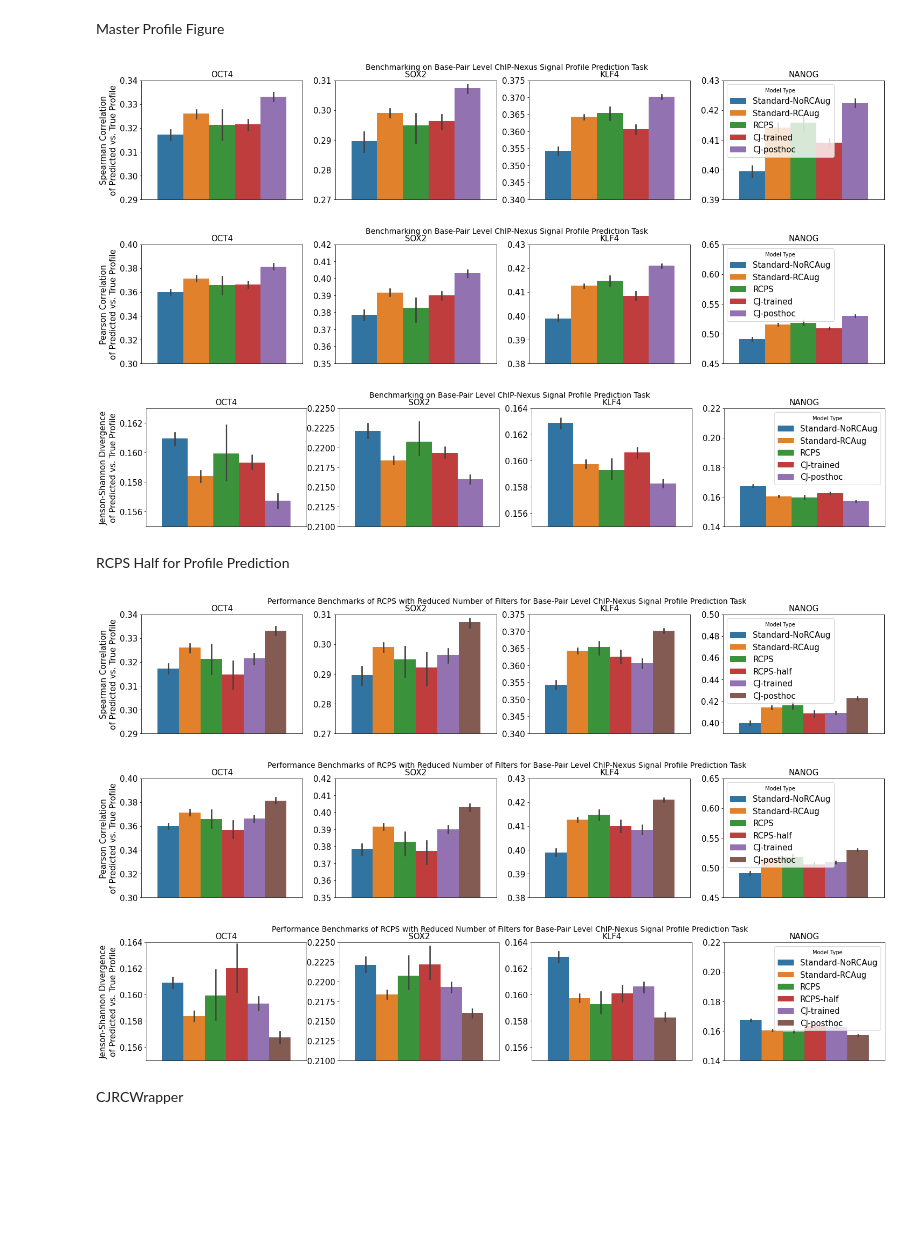
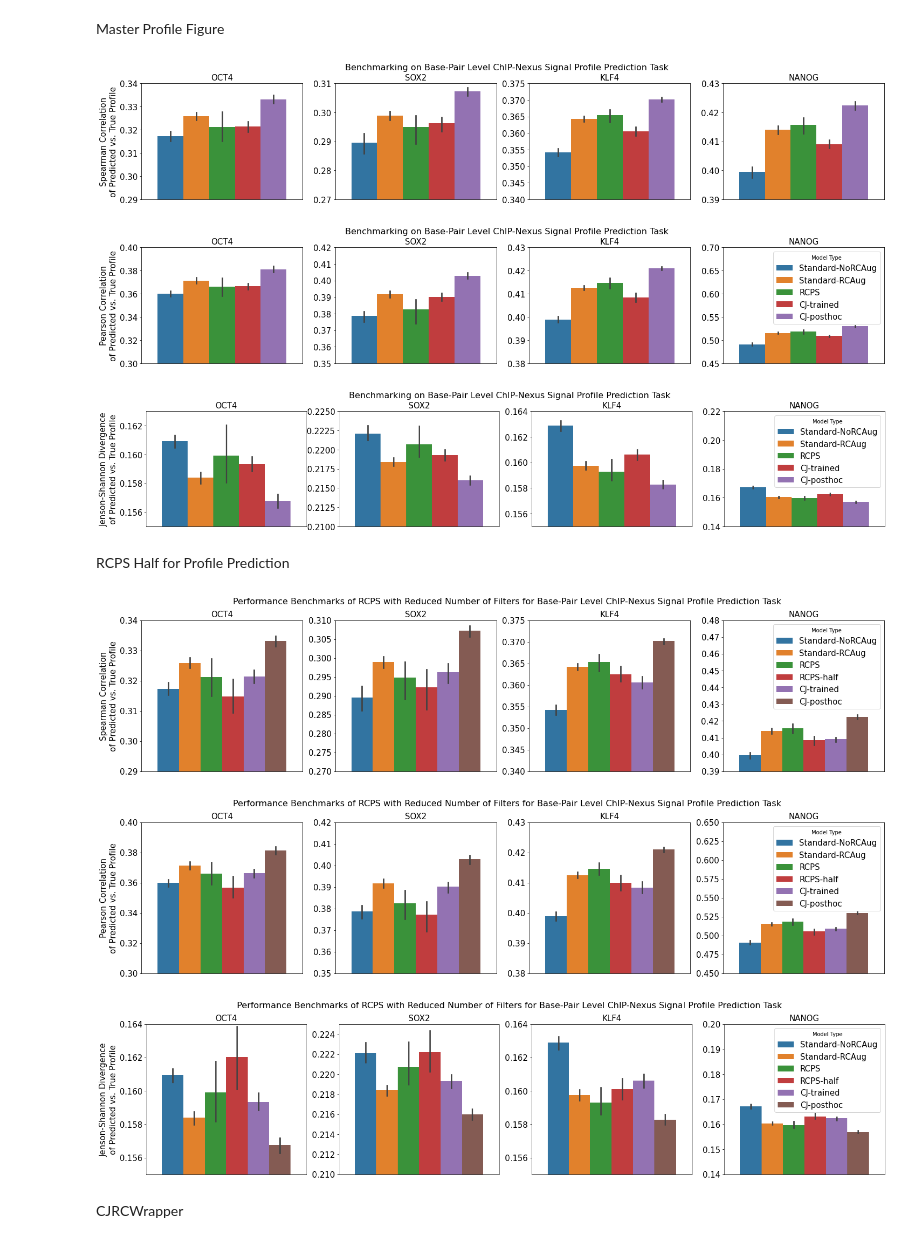
Before and after one commit to hannahgz/BenchmarkRCStrategies, a Jupyter notebook: FigGenNew.ipynb, the cells around one changed output. Drawn from its saved outputs; the diff is of its cells as text; code cells hidden in the pictures; blank space fills up the shorter version.

```diff
--- a/FigGenNew.ipynb
+++ b/FigGenNew.ipynb
@@ -232,9 +232,9 @@ def plot_master_figure(datasetname, pddataframe, y, ylim):
 MODEL_TYPES = ["Standard-NoRCAug", "Standard-RCAug", "RCPS",
               "CJ-trained", "CJ-posthoc", "RCPS-Half"]
 
-fig, ax = plt.subplots(1,3,figsize=(9,5))
+fig, ax = plt.subplots(1,3,figsize=(11,5))
 fig.suptitle("Benchmarking on Binary TF ChIP-Seq Peak vs. Background Prediction Task", fontsize=14)
-fig.tight_layout(w_pad=1, rect=[0, 0, 1, 0.93])
+fig.tight_layout(w_pad=2, rect=[0, 0, 1, 0.91])
 plt.axes(ax[0])
 
 plot_master_figure(datasetname="MAX",
@@ -250,7 +250,7 @@ plt.axes(ax[2])
 plot_master_figure(datasetname="SPI1",
                    pddataframe=SPI1_half,
                    y="Held-out AuPRC",
-                   ylim=(0.96, 0.99))
+                   ylim=(0.95, 0.985))
 
 [x.get_legend().remove() for x in ax[:-1]]
 ax[0].set_ylabel("AuPRC of Binary Models")
@@ -549,11 +551,13 @@ def plot_profile_figures(datasetname, pddataframe, y, ylim):
   plt.xticks(x, " ")
 
 MODEL_TYPES = ['Standard-NoRCAug', 'Standard-RCAug', 'RCPS', 'CJ-trained', 'CJ-posthoc']
-def generate_profile_model_plots(y, friendly_y, ylims, suptitle):
-  fig, ax = plt.subplots(1,4,figsize=(20,4))
+
+def generate_profile_model_plots(y, friendly_y, ylims, suptitle,
+                                 droplegend=False, numrows=4, numcols=20):
+  fig, ax = plt.subplots(1,4,figsize=(numcols,numrows))
   # fig, ax = plt.subplots(1,2,figsize=(20,4))
-  fig.suptitle(suptitle, fontsize=14)
-  fig.tight_layout(w_pad=2, rect=[0, 0, 1, 0.93])
+  fig.suptitle(suptitle, fontsize=16)
+  fig.tight_layout(w_pad=2, rect=[0, 0, 1, 0.91])
   plt.axes(ax[0])
   plot_profile_figures(datasetname = "OCT4", pddataframe = OCT4_test_dataset , y=y, ylim=ylims[0])
   plt.axes(ax[1])
@@ -563,11 +567,11 @@ def generate_profile_model_plots(y, friendly_y, ylims, suptitle):
   plt.axes(ax[3])
   plot_profile_figures(datasetname = "NANOG",pddataframe = NANOG_test_dataset , y=y, ylim=ylims[3])
 
-  [x.get_legend().remove() for x in ax[:-1]]
-  # if (y=="spear"):
-  #   [x.get_legend().remove() for x in ax[:]]
-  # else:
-  #   [x.get_legend().remove() for x in ax[:-1]]
+  #[x.get_legend().remove() for x in ax[:]]
+  if (droplegend):
+     [x.get_legend().remove() for x in ax[:]]
+  else:
+     [x.get_legend().remove() for x in ax[:-1]]
   ax[0].set_ylabel(friendly_y)
   [x.set_ylabel("") for x in ax[1:]]
 # %% [markdown]
@@ -579,7 +583,8 @@ generate_profile_model_plots(y="spear",
                                     (0.27,.31),
                                     (0.34,.375),
                                     (0.39,.43)],
-                             suptitle = "Benchmarking on Base-Pair Level ChIP-Nexus Signal Profile Prediction Task")
+                             suptitle = "Benchmarking on Base-Pair Level ChIP-Nexus Signal Profile Prediction Task",
+                             droplegend=True)
 
 plt.savefig("MasterProfileModelsSpearman_ISMB.png", bbox_inches='tight')
 
@@ -588,7 +593,7 @@ generate_profile_model_plots(y="pears",
                              ylims=[(0.3,0.4),
                                     (0.35,0.42),
                                     (0.38,0.43),
-                                    (0.45,0.65)],
+                                    (0.45,0.70)],
                              suptitle = "Benchmarking on Base-Pair Level ChIP-Nexus Signal Profile Prediction Task")
 
 plt.savefig("MasterProfileModelsPearson_ISMB.png", bbox_inches='tight')
@@ -603,47 +608,50 @@ generate_profile_model_plots(y="jsd",
 
 plt.savefig("MasterProfileModelsJSD_ISMB.png", bbox_inches='tight')
 # %% [output]
-[figure, old version]
+[figure, new version]
-[figure, old version]
+[figure, new version]
-[figure, old version]
+[figure, new version]
 # %% [markdown]
 RCPS Half for Profile Prediction
 # %%
 MODEL_TYPES = ['Standard-NoRCAug', 'Standard-RCAug', 'RCPS', 'RCPS-half', 'CJ-trained', 'CJ-posthoc']
 
 generate_profile_model_plots(y="spear",
                              friendly_y="Spearman Correlation\nof Predicted vs. True Profile",
                              ylims=[(0.29,.34),
                                     (0.27,.31),
                                     (0.34,.375),
-                                    (0.39,.5)],
-                             suptitle = "Performance Benchmarks of RCPS with Reduced Number of Filters for Base-Pair Level ChIP-Nexus Signal Profile Prediction Task")
+                                    (0.39,.48)],
+                             suptitle = "Performance Benchmarks of RCPS with Reduced Number of Filters for Base-Pair Level ChIP-Nexus Signal Profile Prediction Task",
+                             numrows=5)
 
 plt.savefig("MasterProfileModelsSpearman_RCPS_Half_ISMB.png", bbox_inches='tight')
 
 generate_profile_model_plots(y="pears",
                              friendly_y="Pearson Correlation\nof Predicted vs. True Profile",
                              ylims=[(0.3,0.4),
                                     (0.35,0.42),
                                     (0.38,0.43),
                                     (0.45,0.65)],
-                             suptitle = "Performance Benchmarks of RCPS with Reduced Number of Filters for Base-Pair Level ChIP-Nexus Signal Profile Prediction Task")
+                             suptitle = "Performance Benchmarks of RCPS with Reduced Number of Filters for Base-Pair Level ChIP-Nexus Signal Profile Prediction Task",
+                             numrows=5)
 
 plt.savefig("MasterProfileModelsPearson_RCPS_Half_ISMB.png", bbox_inches='tight')
 
 generate_profile_model_plots(y="jsd",
                              friendly_y="Jenson-Shannon Divergence\nof Predicted vs. True Profile",
                              ylims=[(0.155,0.164),
                                     (0.21,0.225),
                                     (0.155,0.164),
-                                    (0.14,0.22)],
-                             suptitle = "Performance Benchmarks of RCPS with Reduced Number of Filters for Base-Pair Level ChIP-Nexus Signal Profile Prediction Task")
+                                    (0.14,0.20)],
+                             suptitle = "Performance Benchmarks of RCPS with Reduced Number of Filters for Base-Pair Level ChIP-Nexus Signal Profile Prediction Task",
+                             numrows=5)
 
 plt.savefig("MasterProfileModelsJSD_RCPS_Half_ISMB.png", bbox_inches='tight')
 # %% [output]
-[figure, old version]
+[figure, new version]
-[figure, old version]
+[figure, new version]
-[figure, old version]
+[figure, new version]
 # %% [markdown]
 CJRCWrapper
 # %%
```
Also changed, not shown: parts of 13 cells of this notebook.
